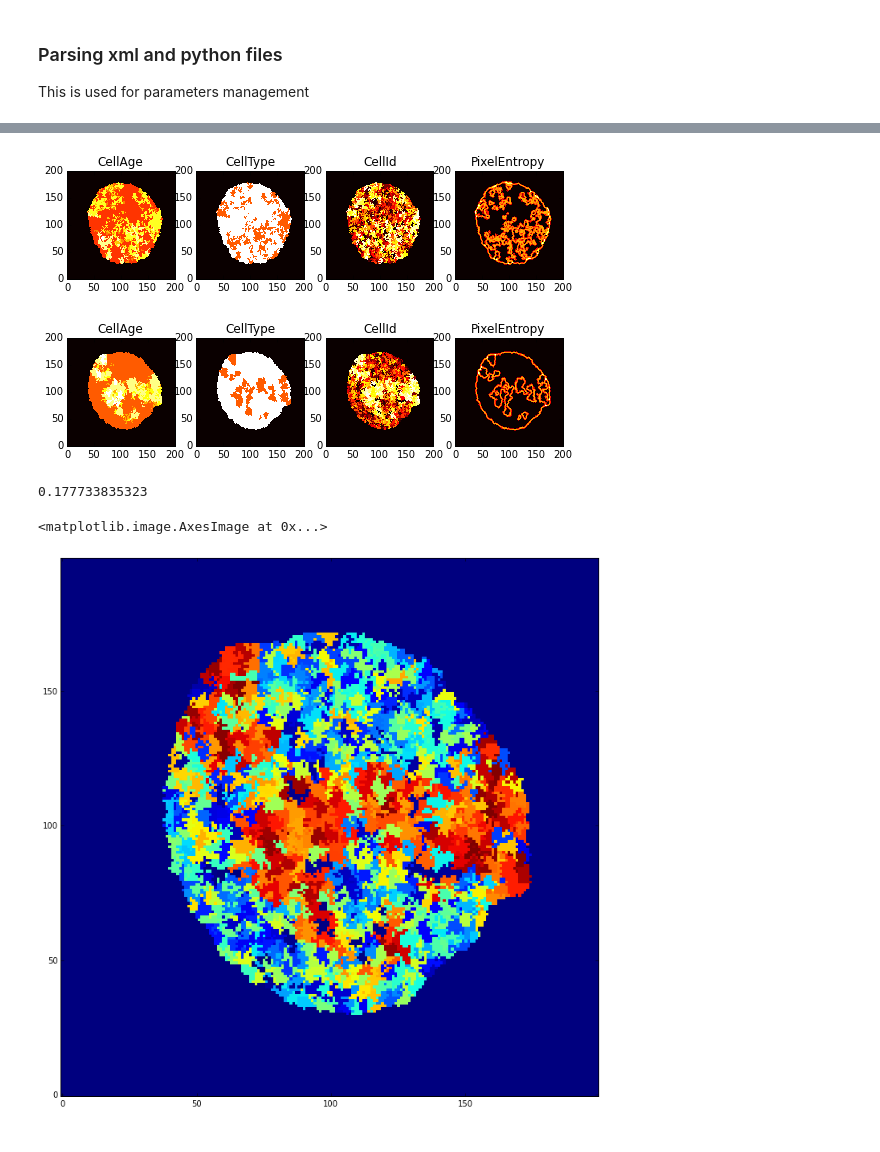
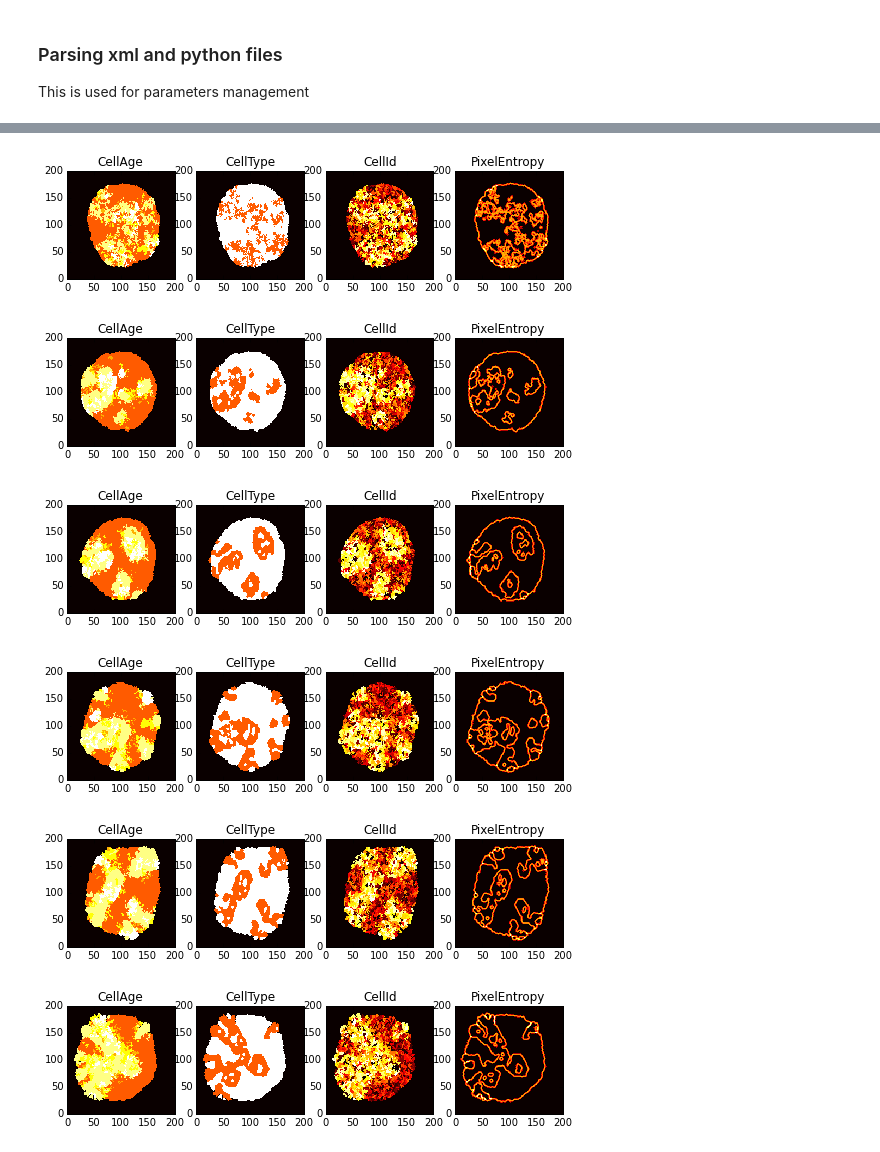
Before and after one commit to glyg/CancerStemCells_GGH, a Jupyter notebook: Notebooks/CompuCell3D simulations Importer.ipynb, the cells around one changed output, grey strips where cells are left out. Saved outputs shown, nothing was run; the diff lists cells and outputs as text; code cells hidden in the pictures.

```diff
--- a/Notebooks/CompuCell3D simulations Importer.ipynb
+++ b/Notebooks/CompuCell3D simulations Importer.ipynb
@@ -54,6 +54,6 @@ Automatic pdb calling has been turned OFF
 # %%
 # TODO: do a widget for that
-DATA_ROOT = '/home/guillaume/Projets/NeuroBlasts/CC3D_sims/'
+DATA_ROOT = '/home/guillaume/Projets/NeuroBlasts/CC3D_sims/Sim2_ParameterScan/'
 
 folder_num = 1
 
@@ -140,27 +140,12 @@ def parse_cc3d(data_dir, simname):
     sim_str.append('starts: {}\n stops: {}'.format(vtk_files[0], vtk_files[-1]))
     return sim_dict, sim_str
 
-sim_dict0, sim_str0 = parse_cc3d(data_dir_0, simname='Sim2')
-sim_dict1, sim_str1 = parse_cc3d(data_dir_1, simname='Sim2')
-
-
-exec(' '.join(sim_dict0['pysettings'])) #of course this is unsafe, I know it
-sim_dict0['py_params'] = params.copy()
-
-exec(' '.join(sim_dict1['pysettings']))
-sim_dict1['py_params'] = params.copy()
-
-
 import json
-with file(data_dir_0+'.json', 'w') as fp:
-    json.dump(sim_dict0, fp)
-
-with file(data_dir_1+'.json', 'w') as fp:
-    json.dump(sim_dict1, fp)
-
-
-display(Markdown('\n \n'.join(sim_str0)))
-
-display(Markdown('\n \n'.join(sim_str1)))
-
-#for l in sim_str: print(l)
+sim_dicts = {}
+sim_strs = {}
+for n, ddir in enumerate(data_dirs):
+    sim_dicts[n], sim_strs[n] = parse_cc3d(ddir, simname='Sim2')
+    exec(' '.join(sim_dicts[n]['pysettings']))
+    sim_dicts[n]['py_params'] = params.copy()
+    with file(ddir+'.json', 'w') as fp:
+        json.dump(sim_dicts[n], fp)
@@ -319,7 +202,7 @@ class Tumor:
 
     def __init__(self, sim_dict):
         self.sim_dict = sim_dict
-        self.data_fields, self.step_values = parse_all_vtks(sim_dict, field_names)
+        self.data_fields, self.step_values = parse_all_vtks(sim_dict, self.field_names)
 
     def get_idxs(self):
 
@@ -379,14 +262,15 @@ class Tumor:
         self.edge_df = self.edge_df.drop(0, level='trgt')
 
 
-tumor0 = Tumor(sim_dict0)
-tumor1 = Tumor(sim_dict1)
+tumors = {}
+for k, sim_dict in sim_dicts.items():
+    tumors[k] = Tumor(sim_dict)
 # %%
 
 def get_pix_entropy():
     pix_entropy = rank.entropy(cell_type_field.astype(np.uint8), disk(2))
 
 
-for tumor in [tumor0, tumor1]:
+for tumor in tumors.values():
     tumor.data_fields['PixelEntropy'] = np.array([rank.entropy(cell_type.astype(np.uint8), disk(2))
                                                   for cell_type in tumor.data_fields['CellType']])
@@ -393,36 +284,26 @@ for tumor in [tumor0, tumor1]:
 # %%
 dpi = 90. # pixel per inch
 pix_width = 800
 pix_height = 300
 
 %matplotlib inline
 frame_num = -1
 f_size_i = (pix_width/dpi, pix_height/dpi)
 
 def show_fields(tumor, frame_num):
     fig, axes = plt.subplots(1, len(tumor.data_fields))
     fig.set_size_inches(f_size_i)
 
     for ax, (name, field) in zip(axes, tumor.data_fields.items()):
         ax.imshow(field[frame_num], cmap='hot', origin='lower', interpolation='nearest')
         ax.set_title(name, fontdict={'fontsize':12})
 
-for tumor in [tumor0, tumor1]:
+for tumor in tumors.values():
     show_fields(tumor, frame_num)
 # %% [output]
-[figure, old version]
+[figure, new version]
-[figure, old version]
+[figure, new version]
+[figure, added]
+[figure, added]
+[figure, added]
+[figure, added]
-# %%
-print(tumor0.data_fields['PixelEntropy'][frame_num].mean())
-# %% [output]
-0.177733835323
-# %%
-fig, ax = plt.subplots()
-
-fig.set_size_inches(12, 12)
-
-ax.imshow(tumor1.data_fields['CellId'][frame_num],
-           cmap='jet', origin='lower', interpolation='nearest')
-# %% [output]
-<matplotlib.image.AxesImage at 0x...>
-[figure, removed]
```
Also changed, not shown: parts of 39 cells of this notebook.
